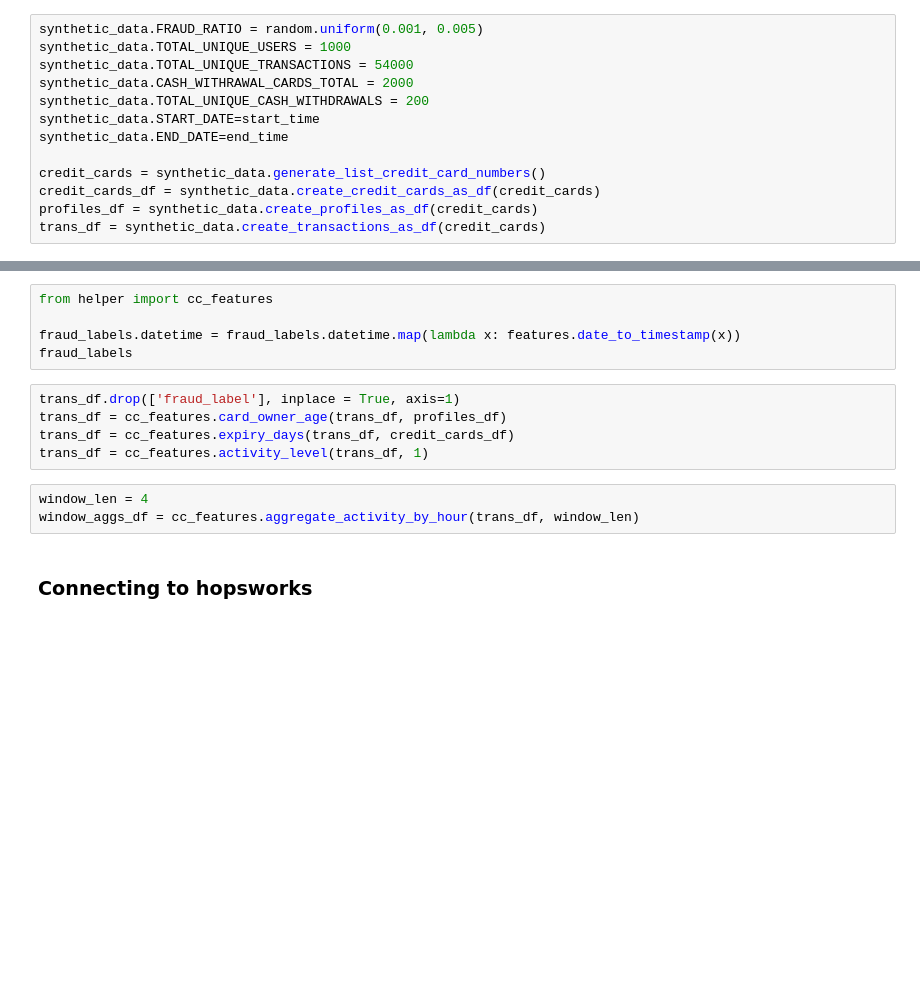
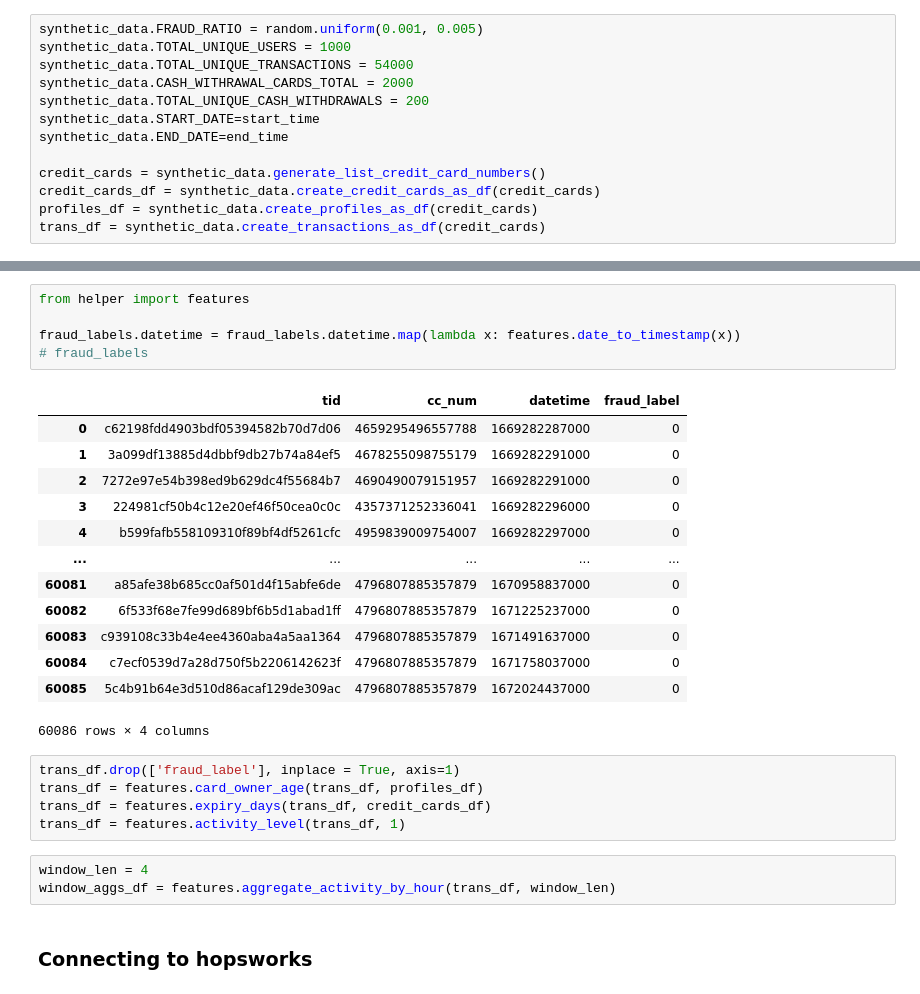
Before and after one commit to ayush-vatsal/Credit-Card-Fraud, a Jupyter notebook: Production_Pipelines/Feature_Pipeline.ipynb, the cells around one changed output, grey strips where cells are left out. Cells and saved outputs as stored; diff of their text form; blank space fills up the shorter version.

```diff
--- a/Production_Pipelines/Feature_Pipeline.ipynb
+++ b/Production_Pipelines/Feature_Pipeline.ipynb
@@ -36,16 +66,30 @@ fraud_labels
 # %%
-from helper import cc_features
+from helper import features
 
 fraud_labels.datetime = fraud_labels.datetime.map(lambda x: features.date_to_timestamp(x))
-fraud_labels
+# fraud_labels
+# %% [output]
+|  | tid | cc_num | datetime | fraud_label |
+| 0 | c62198fdd4903bdf05394582b70d7d06 | 4659295496557788 | 1669282287000 | 0 |
+| 1 | 3a099df13885d4dbbf9db27b74a84ef5 | 4678255098755179 | 1669282291000 | 0 |
+| 2 | 7272e97e54b398ed9b629dc4f55684b7 | 4690490079151957 | 1669282291000 | 0 |
+| 3 | 224981cf50b4c12e20ef46f50cea0c0c | 4357371252336041 | 1669282296000 | 0 |
+| 4 | b599fafb558109310f89bf4df5261cfc | 4959839009754007 | 1669282297000 | 0 |
+| ... | ... | ... | ... | ... |
+| 60081 | a85afe38b685cc0af501d4f15abfe6de | 4796807885357879 | 1670958837000 | 0 |
+| 60082 | 6f533f68e7fe99d689bf6b5d1abad1ff | 4796807885357879 | 1671225237000 | 0 |
+| 60083 | c939108c33b4e4ee4360aba4a5aa1364 | 4796807885357879 | 1671491637000 | 0 |
+| 60084 | c7ecf0539d7a28d750f5b2206142623f | 4796807885357879 | 1671758037000 | 0 |
+| 60085 | 5c4b91b64e3d510d86acaf129de309ac | 4796807885357879 | 1672024437000 | 0 |
+60086 rows × 4 columns
 # %%
 trans_df.drop(['fraud_label'], inplace = True, axis=1)
-trans_df = cc_features.card_owner_age(trans_df, profiles_df)
-trans_df = cc_features.expiry_days(trans_df, credit_cards_df)
-trans_df = cc_features.activity_level(trans_df, 1)
+trans_df = features.card_owner_age(trans_df, profiles_df)
+trans_df = features.expiry_days(trans_df, credit_cards_df)
+trans_df = features.activity_level(trans_df, 1)
 # %%
 window_len = 4
-window_aggs_df = cc_features.aggregate_activity_by_hour(trans_df, window_len)
+window_aggs_df = features.aggregate_activity_by_hour(trans_df, window_len)
 # %% [markdown]
 ### Connecting to hopsworks
 # %%
```
Also changed, not shown: parts of 11 cells of this notebook.
